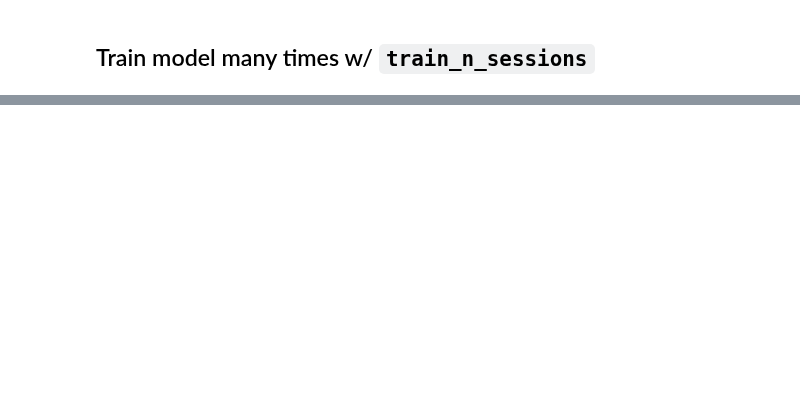
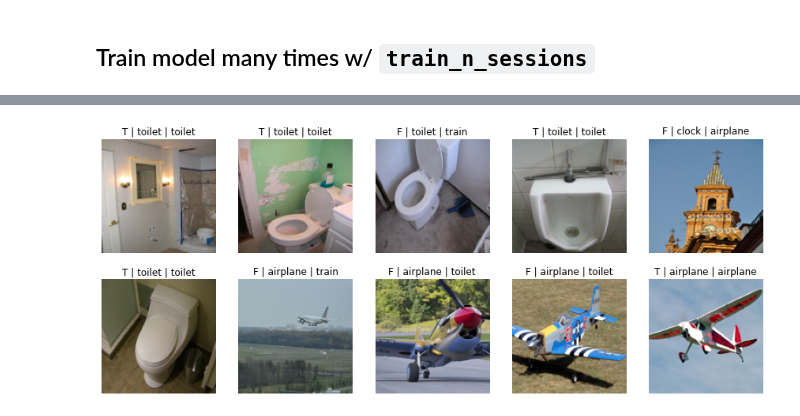
Before and after one commit to mccallion/rory, a Jupyter notebook: _20200923_mnist_03_coco_data.ipynb, the cells around one changed output, grey strips where cells are left out. Drawn from its saved outputs; the diff is of its cells as text; code cells hidden in the pictures; blank space fills up the shorter version.

Commit message:
Added show_pred and show_preds, cleaned up

```diff
--- a/_20200923_mnist_03_coco_data.ipynb
+++ b/_20200923_mnist_03_coco_data.ipynb
@@ -189,7 +189,7 @@ def train_n_sessions(dl, im_size, n_cls, hidden_params, nepochs, lr, nsessions):
     # train model and record accs, mods
     print('Progress:',end='\n')
     for i in range(nsessions):
-        print(i,end='')
+        print('Session',i,end='\n')
         mod = init_mod(im_size, n_cls, hidden_params)
         stepper = ParamStepper(mod.parameters(), lr)
         accs += train_n_epochs(dl, mod, stepper, nepochs)
@@ -228,7 +228,7 @@ def show_pred(mod, xy, ctx=None):
     yp = mod(x)
     yp_max, yp_i = torch.max(yp, dim=0, keepdim=True)
     y_max,  y_i  = torch.max(y,  dim=0, keepdim=True)
-    title = f"{str((yp_i==y_i).item())[0]} | L {idx2lbl[y_i.item()]} | P {idx2lbl[yp_i.item()]}"
+    title = f"{str((yp_i==y_i).item())[0]} | {idx2lbl[y_i.item()]} | {idx2lbl[yp_i.item()]}"
     return show_im(x,title,ctx=ctx)
 def show_preds(mod, ds, n=10, nrows=2, ncols=5):
     ctxs = get_grid(n, nrows, ncols)
@@ -297,0 +292,4 @@ Max accuracy: 0.918
+# %%
+show_preds(mods[0],ds)
+# %% [output]
+[figure, added]
```
Also changed, not shown: parts of 3 cells of this notebook.
